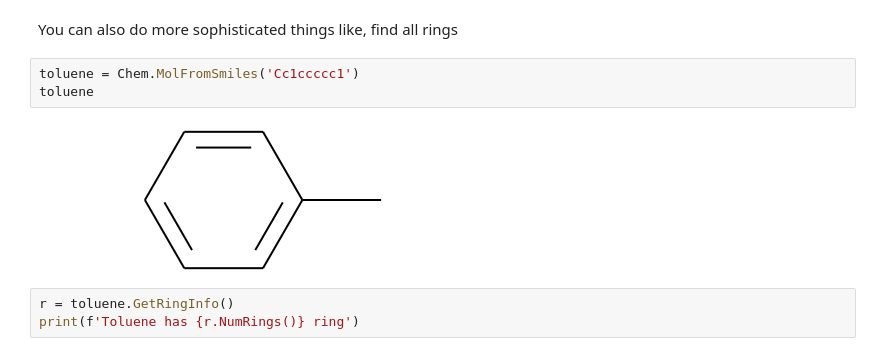
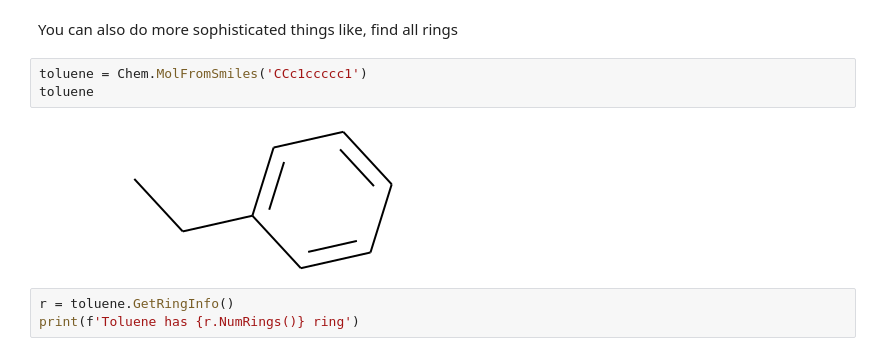
Before and after one commit to WardLT/applied-ai-for-materials, a Jupyter notebook: molecular-property-prediction/chemoinformatics/0_introduction-to-rdkit.ipynb, the cells around one changed output. Saved outputs shown, nothing was run; the diff lists cells and outputs as text.

```diff
--- a/molecular-property-prediction/chemoinformatics/0_introduction-to-rdkit.ipynb
+++ b/molecular-property-prediction/chemoinformatics/0_introduction-to-rdkit.ipynb
@@ -130,10 +130,10 @@ Atom 11 is an H
 # %% [markdown]
 You can also do more sophisticated things like, find all rings
 # %%
-toluene = Chem.MolFromSmiles('Cc1ccccc1')
+toluene = Chem.MolFromSmiles('CCc1ccccc1')
 toluene
 # %% [output]
-[figure, old version]
+[figure, new version]
 # %%
 r = toluene.GetRingInfo()
 print(f'Toluene has {r.NumRings()} ring')
```
Also changed, not shown: parts of 4 cells of this notebook, 20 other files.
